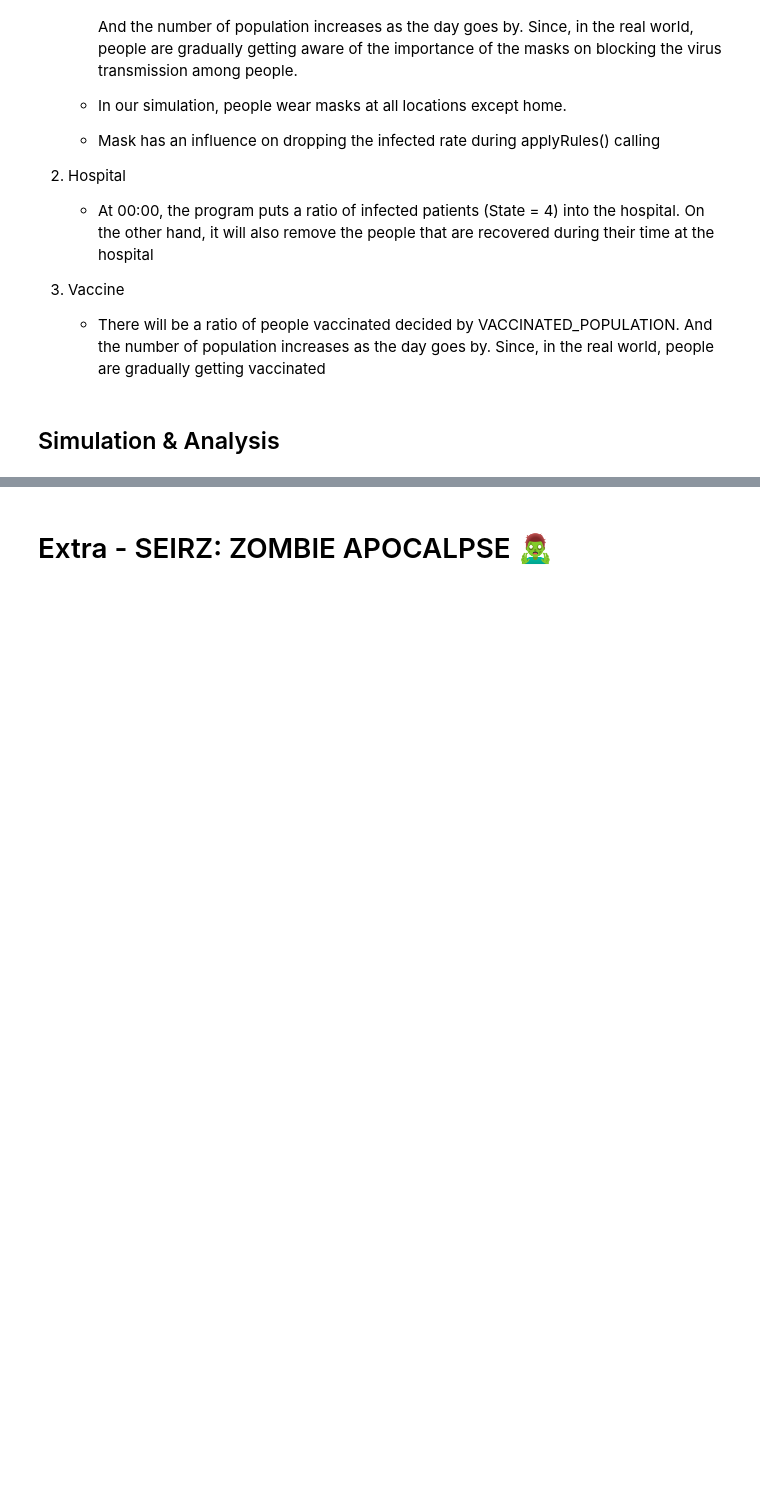
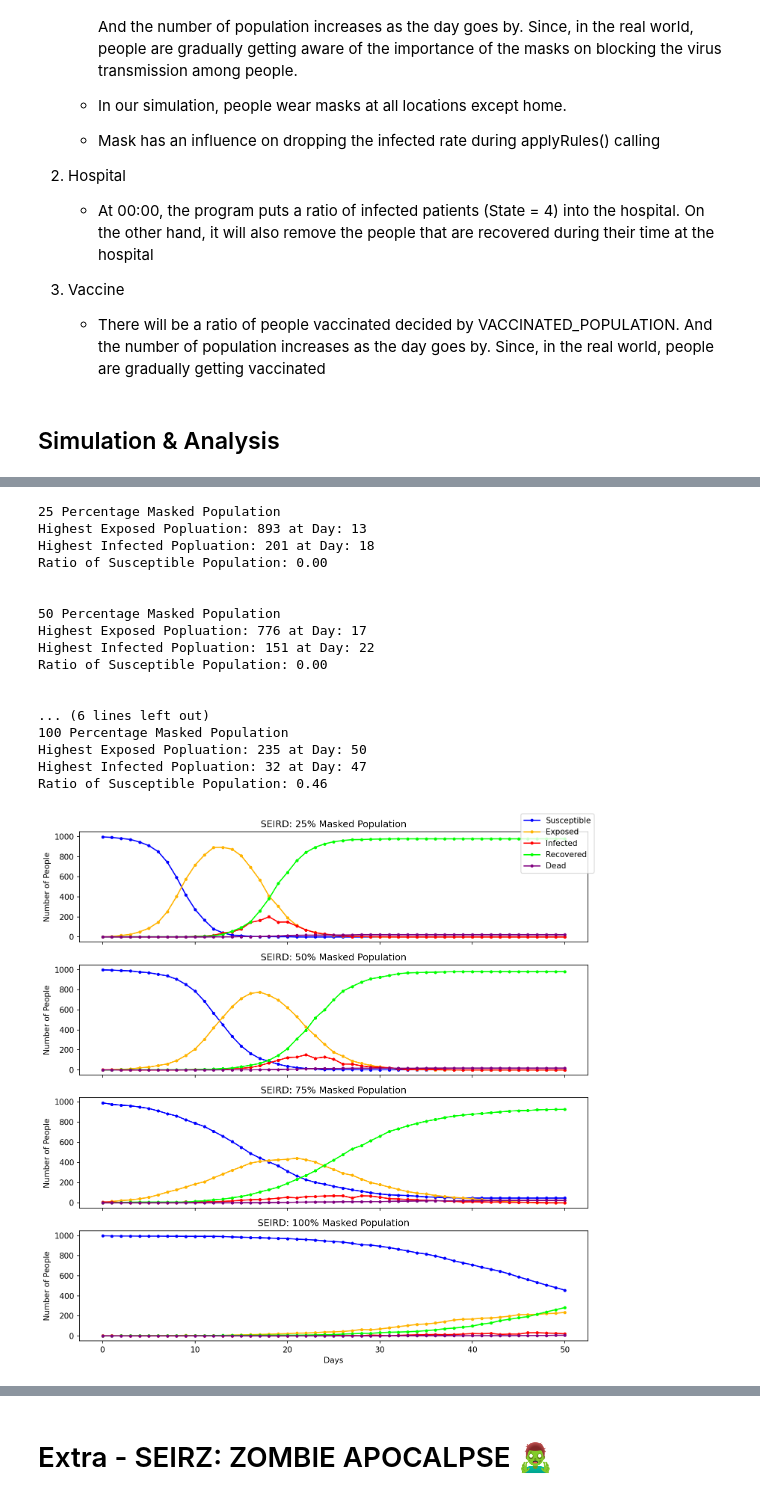
Before and after one commit to pohsienhsu/6730-Covid-Simulation, a Jupyter notebook: src/CSE6730 Final Report - COVID Simulation.ipynb, the cells around one changed output, grey strips where cells are left out. Cells and saved outputs as stored; diff of their text form; code cells hidden in the pictures; blank space fills up the shorter version.

```diff
--- a/src/CSE6730 Final Report - COVID Simulation.ipynb
+++ b/src/CSE6730 Final Report - COVID Simulation.ipynb
@@ -1216,0 +1326,80 @@ from Visualization.Plotting_ABM import *
+# %%
+day = 50
+# %%
+"""
+ABM constant parameter adjustment
+
+<Default>
+INIT_INFECTED=0.005, INFECTION_RATE=0.1, EXPOSED_RATE=0.5, RECOVERY_RATE=0.75,
+SUSCEPTIBLE_RATE=0.1, DEATH_RATE=0.02, WEAR_MASK=0.5, WEAR_MASK_POPULATION=0.5,
+VACCINATED=0.1, VACCINATED_POPULATION=0.5, HOSPITALIZED=0.5, BEFORE_HOSPITAL=14
+"""
+world1 = ABM(VACCINATED_POPULATION=0, HOSPITALIZED=0, WEAR_MASK=0.25, WEAR_MASK_POPULATION=0.25)
+world1.createWorld(num_people=1000)
+
+world2 = ABM(VACCINATED_POPULATION=0, HOSPITALIZED=0, WEAR_MASK=0.25, WEAR_MASK_POPULATION=0.5)
+world2.createWorld(num_people=1000)
+
+world3 = ABM(VACCINATED_POPULATION=0, HOSPITALIZED=0, WEAR_MASK=0.25, WEAR_MASK_POPULATION=0.75)
+world3.createWorld(num_people=1000)
+
+world4 = ABM(VACCINATED_POPULATION=0, HOSPITALIZED=0, WEAR_MASK=0.25, WEAR_MASK_POPULATION=1)
+world4.createWorld(num_people=1000)
+
+hour = (day+1)*24
+
+for h in range(hour):
+    world1.nextGeneration()
+    world2.nextGeneration()
+    world3.nextGeneration()
+    world4.nextGeneration()
+
+
+print(f"""
+25 Percentage Masked Population
+Highest Exposed Popluation: {max(world1.getE_Arr())} at Day: {world1.getE_Arr().index(max(world1.getE_Arr()))}
+Highest Infected Popluation: {max(world1.getI_Arr())} at Day: {world1.getI_Arr().index(max(world1.getI_Arr()))}
+Ratio of Susceptible Population: %.2f
+""" % ((world1.getS_Arr()[-1]/1000)))
+print(f"""
+50 Percentage Masked Population
+Highest Exposed Popluation: {max(world2.getE_Arr())} at Day: {world2.getE_Arr().index(max(world2.getE_Arr()))}
+Highest Infected Popluation: {max(world2.getI_Arr())} at Day: {world2.getI_Arr().index(max(world2.getI_Arr()))}
+Ratio of Susceptible Population: %.2f
+""" % ((world2.getS_Arr()[-1]/1000)))
+print(f"""
+75 Percentage Masked Population
+Highest Exposed Popluation: {max(world3.getE_Arr())} at Day: {world3.getE_Arr().index(max(world3.getE_Arr()))}
+Highest Infected Popluation: {max(world3.getI_Arr())} at Day: {world3.getI_Arr().index(max(world3.getI_Arr()))}
+Ratio of Susceptible Population: %.2f
+""" % ((world3.getS_Arr()[-1]/1000)))
+print(f"""
+100 Percentage Masked Population
+Highest Exposed Popluation: {max(world4.getE_Arr())} at Day: {world4.getE_Arr().index(max(world4.getE_Arr()))}
+Highest Infected Popluation: {max(world4.getI_Arr())} at Day: {world4.getI_Arr().index(max(world4.getI_Arr()))}
+Ratio of Susceptible Population: %.2f
+""" % ((world4.getS_Arr()[-1]/1000)))
+
+plotCurves_main([world1.modelOutput("25% Masked Population"),
+                 world2.modelOutput("50% Masked Population"),
+                 world3.modelOutput("75% Masked Population"),
+                 world4.modelOutput("100% Masked Population")])
+# %% [output]
+25 Percentage Masked Population
+Highest Exposed Popluation: 893 at Day: 13
+Highest Infected Popluation: 201 at Day: 18
+Ratio of Susceptible Population: 0.00
+
+
+50 Percentage Masked Population
+Highest Exposed Popluation: 776 at Day: 17
+Highest Infected Popluation: 151 at Day: 22
+Ratio of Susceptible Population: 0.00
+
+
+... (6 lines left out)
+100 Percentage Masked Population
+Highest Exposed Popluation: 235 at Day: 50
+Highest Infected Popluation: 32 at Day: 47
+Ratio of Susceptible Population: 0.46
+[figure, added]
```
Also changed, not shown: parts of 32 cells of this notebook.
